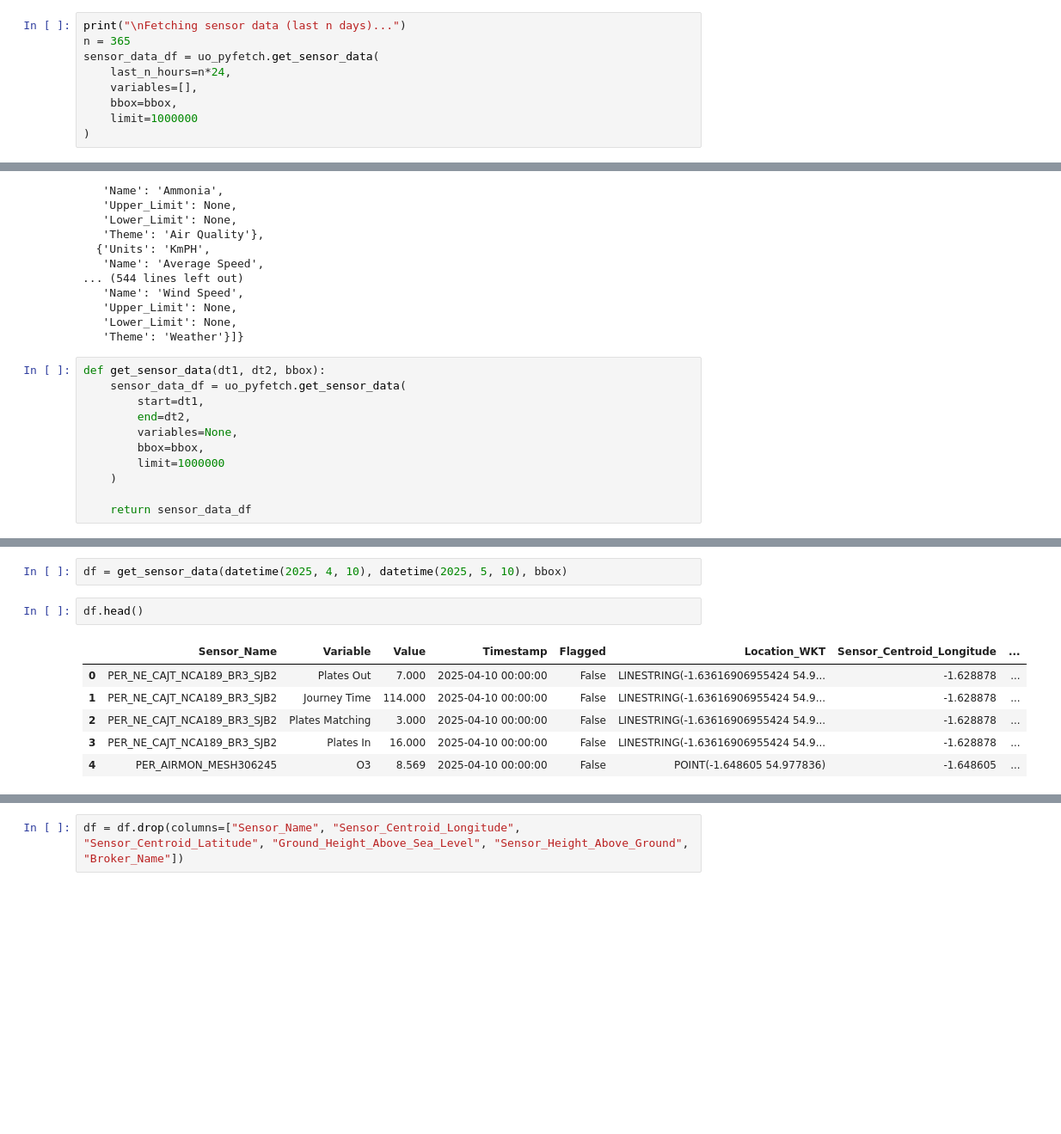
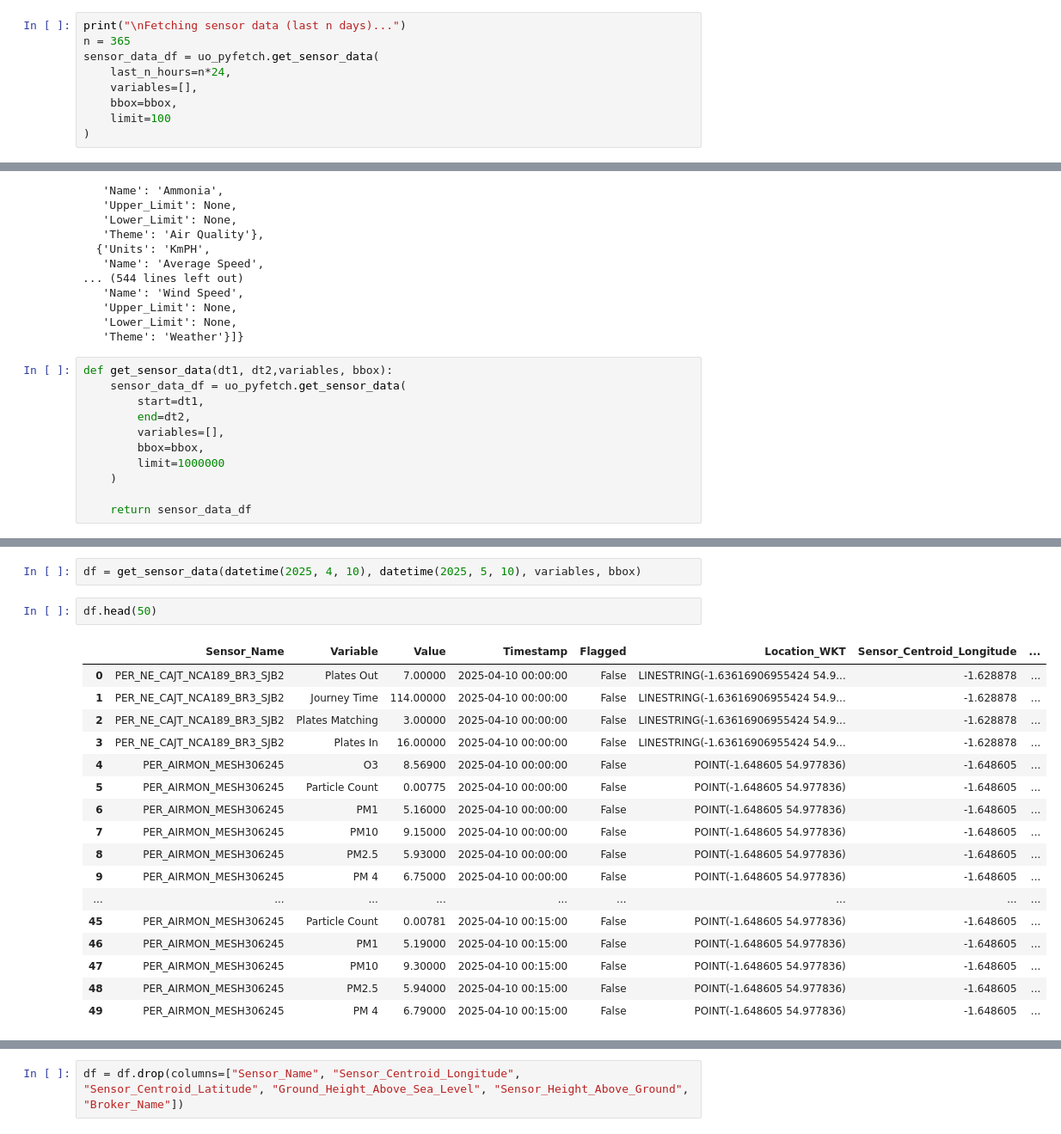
Before and after one commit to brownpr/jersey_ai_hackathon, a Jupyter notebook: newcastle_urban_observatory/test_library.ipynb, the cells around one changed output, grey strips where cells are left out. Shown at 86% size. Cells and saved outputs as stored; diff of their text form; blank space fills up the shorter version.

```diff
--- a/newcastle_urban_observatory/test_library.ipynb
+++ b/newcastle_urban_observatory/test_library.ipynb
@@ -65,7 +77,7 @@ sensor_data_df = uo_pyfetch.get_sensor_data(
     last_n_hours=n*24,
     variables=[],
     bbox=bbox,
-    limit=1000000
+    limit=100
 )
 # %% [output]
 Fetching sensor data (last n days)...
@@ -122,11 +173,11 @@ uo_pyfetch.get_variables()
    'Lower_Limit': None,
    'Theme': 'Weather'}]}
 # %%
-def get_sensor_data(dt1, dt2, bbox):
+def get_sensor_data(dt1, dt2,variables, bbox):
     sensor_data_df = uo_pyfetch.get_sensor_data(
         start=dt1,
         end=dt2,
-        variables=None,
+        variables=[],
         bbox=bbox,
         limit=1000000
     )
@@ -155,11 +208,22 @@ for i in range(12, 13):
 # %%
-df = get_sensor_data(datetime(2025, 4, 10), datetime(2025, 5, 10), bbox)
+df = get_sensor_data(datetime(2025, 4, 10), datetime(2025, 5, 10), variables, bbox)
 # %%
-df.head()
+df.head(50)
 # %% [output]
 |  | Sensor_Name | Variable | Value | Timestamp | Flagged | Location_WKT | Sensor_Centroid_Longitude | ... |
-| 0 | PER_NE_CAJT_NCA189_BR3_SJB2 | Plates Out | 7.000 | 2025-04-10 00:00:00 | False | LINESTRING(-1.63616906955424 54.9... | -1.628878 | ... |
-| 1 | PER_NE_CAJT_NCA189_BR3_SJB2 | Journey Time | 114.000 | 2025-04-10 00:00:00 | False | LINESTRING(-1.63616906955424 54.9... | -1.628878 | ... |
-| 2 | PER_NE_CAJT_NCA189_BR3_SJB2 | Plates Matching | 3.000 | 2025-04-10 00:00:00 | False | LINESTRING(-1.63616906955424 54.9... | -1.628878 | ... |
-| 3 | PER_NE_CAJT_NCA189_BR3_SJB2 | Plates In | 16.000 | 2025-04-10 00:00:00 | False | LINESTRING(-1.63616906955424 54.9... | -1.628878 | ... |
-| 4 | PER_AIRMON_MESH306245 | O3 | 8.569 | 2025-04-10 00:00:00 | False | POINT(-1.648605 54.977836) | -1.648605 | ... |
+| 0 | PER_NE_CAJT_NCA189_BR3_SJB2 | Plates Out | 7.00000 | 2025-04-10 00:00:00 | False | LINESTRING(-1.63616906955424 54.9... | -1.628878 | ... |
+| 1 | PER_NE_CAJT_NCA189_BR3_SJB2 | Journey Time | 114.00000 | 2025-04-10 00:00:00 | False | LINESTRING(-1.63616906955424 54.9... | -1.628878 | ... |
+| 2 | PER_NE_CAJT_NCA189_BR3_SJB2 | Plates Matching | 3.00000 | 2025-04-10 00:00:00 | False | LINESTRING(-1.63616906955424 54.9... | -1.628878 | ... |
+| 3 | PER_NE_CAJT_NCA189_BR3_SJB2 | Plates In | 16.00000 | 2025-04-10 00:00:00 | False | LINESTRING(-1.63616906955424 54.9... | -1.628878 | ... |
+| 4 | PER_AIRMON_MESH306245 | O3 | 8.56900 | 2025-04-10 00:00:00 | False | POINT(-1.648605 54.977836) | -1.648605 | ... |
+| 5 | PER_AIRMON_MESH306245 | Particle Count | 0.00775 | 2025-04-10 00:00:00 | False | POINT(-1.648605 54.977836) | -1.648605 | ... |
+| 6 | PER_AIRMON_MESH306245 | PM1 | 5.16000 | 2025-04-10 00:00:00 | False | POINT(-1.648605 54.977836) | -1.648605 | ... |
+| 7 | PER_AIRMON_MESH306245 | PM10 | 9.15000 | 2025-04-10 00:00:00 | False | POINT(-1.648605 54.977836) | -1.648605 | ... |
+| 8 | PER_AIRMON_MESH306245 | PM2.5 | 5.93000 | 2025-04-10 00:00:00 | False | POINT(-1.648605 54.977836) | -1.648605 | ... |
+| 9 | PER_AIRMON_MESH306245 | PM 4 | 6.75000 | 2025-04-10 00:00:00 | False | POINT(-1.648605 54.977836) | -1.648605 | ... |
+| ... | ... | ... | ... | ... | ... | ... | ... | ... |
+| 45 | PER_AIRMON_MESH306245 | Particle Count | 0.00781 | 2025-04-10 00:15:00 | False | POINT(-1.648605 54.977836) | -1.648605 | ... |
+| 46 | PER_AIRMON_MESH306245 | PM1 | 5.19000 | 2025-04-10 00:15:00 | False | POINT(-1.648605 54.977836) | -1.648605 | ... |
+| 47 | PER_AIRMON_MESH306245 | PM10 | 9.30000 | 2025-04-10 00:15:00 | False | POINT(-1.648605 54.977836) | -1.648605 | ... |
+| 48 | PER_AIRMON_MESH306245 | PM2.5 | 5.94000 | 2025-04-10 00:15:00 | False | POINT(-1.648605 54.977836) | -1.648605 | ... |
+| 49 | PER_AIRMON_MESH306245 | PM 4 | 6.79000 | 2025-04-10 00:15:00 | False | POINT(-1.648605 54.977836) | -1.648605 | ... |
```
Also changed, not shown: parts of 22 cells of this notebook, 1 other file.
